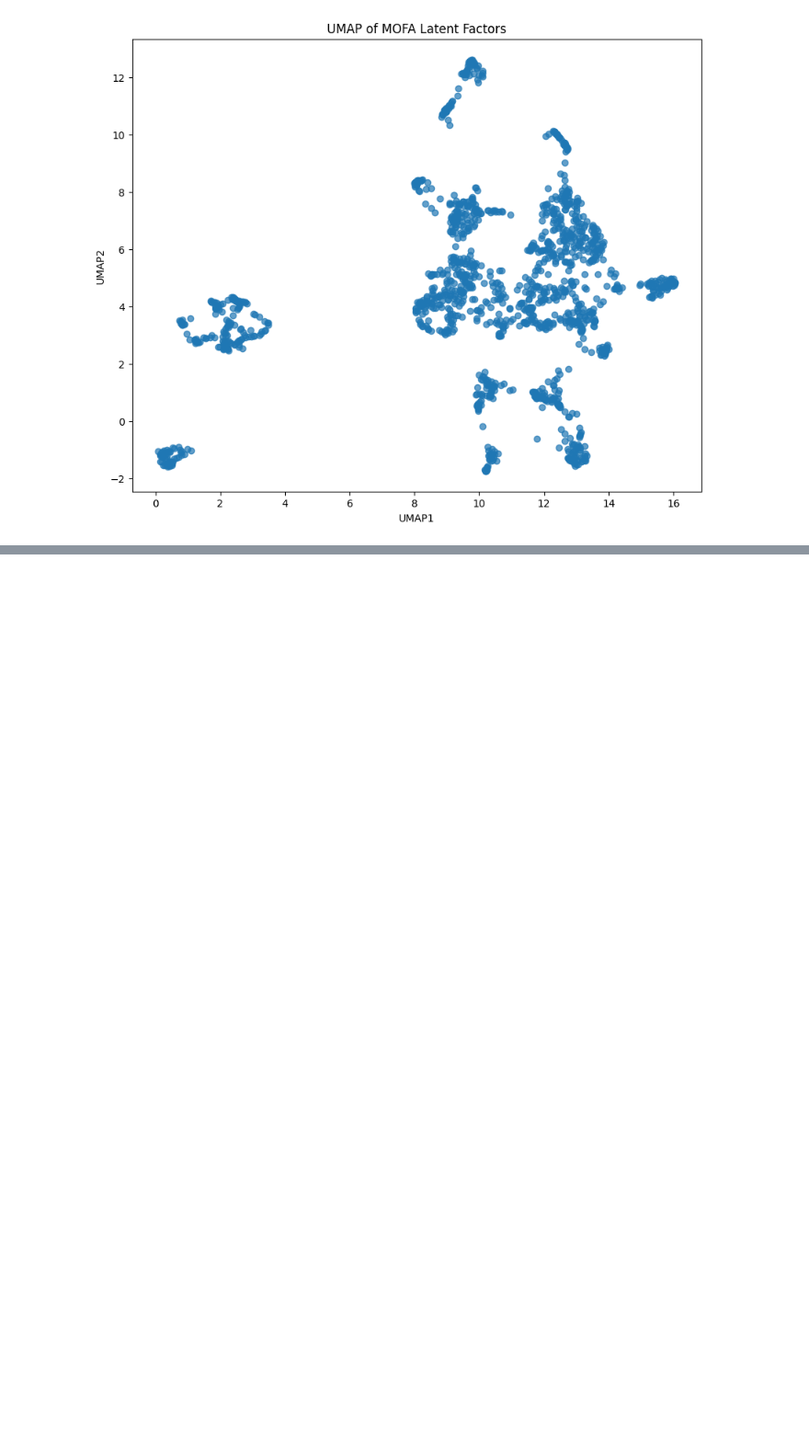
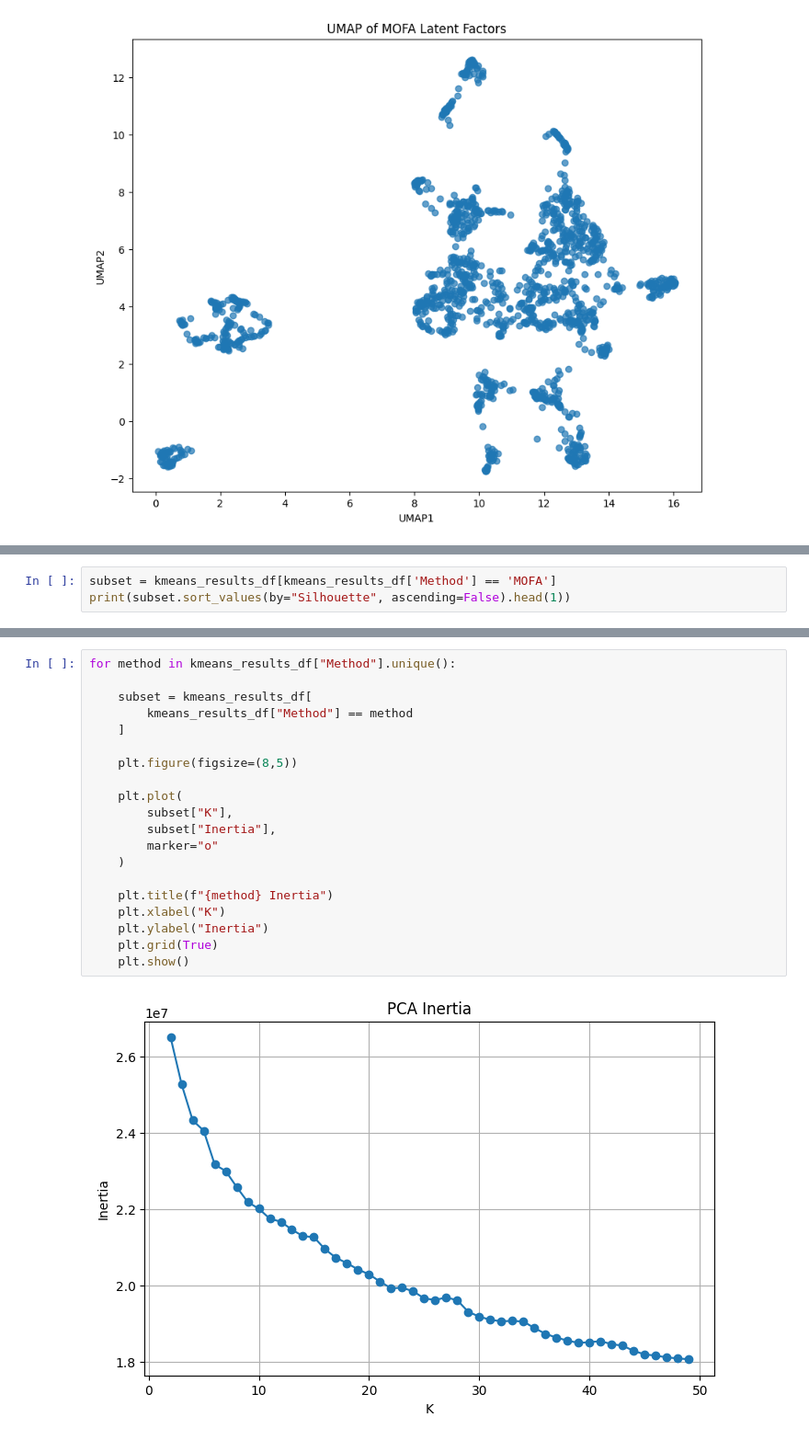
Before and after one commit to ShankaraNG/astrazeneca, a Jupyter notebook: research_notebook/pipeline.ipynb, the cells around one changed output, grey strips where cells are left out. Shown at 92% size. Drawn from its saved outputs; the diff is of its cells as text; blank space fills up the shorter version.

Commit message:
added the preprocessing steps of truncated svd and mofa along with cosine scoring

```diff
--- a/research_notebook/pipeline.ipynb
+++ b/research_notebook/pipeline.ipynb
@@ -2848,0 +3136,3 @@ plt.show()
+# %%
+subset = kmeans_results_df[kmeans_results_df['Method'] == 'MOFA']
+print(subset.sort_values(by="Silhouette", ascending=False).head(1))
@@ -2848,0 +3162,22 @@ plt.show()
+# %%
+for method in kmeans_results_df["Method"].unique():
+
+    subset = kmeans_results_df[
+        kmeans_results_df["Method"] == method
+    ]
+
+    plt.figure(figsize=(8,5))
+
+    plt.plot(
+        subset["K"],
+        subset["Inertia"],
+        marker="o"
+    )
+
+    plt.title(f"{method} Inertia")
+    plt.xlabel("K")
+    plt.ylabel("Inertia")
+    plt.grid(True)
+    plt.show()
+# %% [output]
+[figure, added]
```
Also changed, not shown: parts of 40 cells of this notebook, 4 other files.
